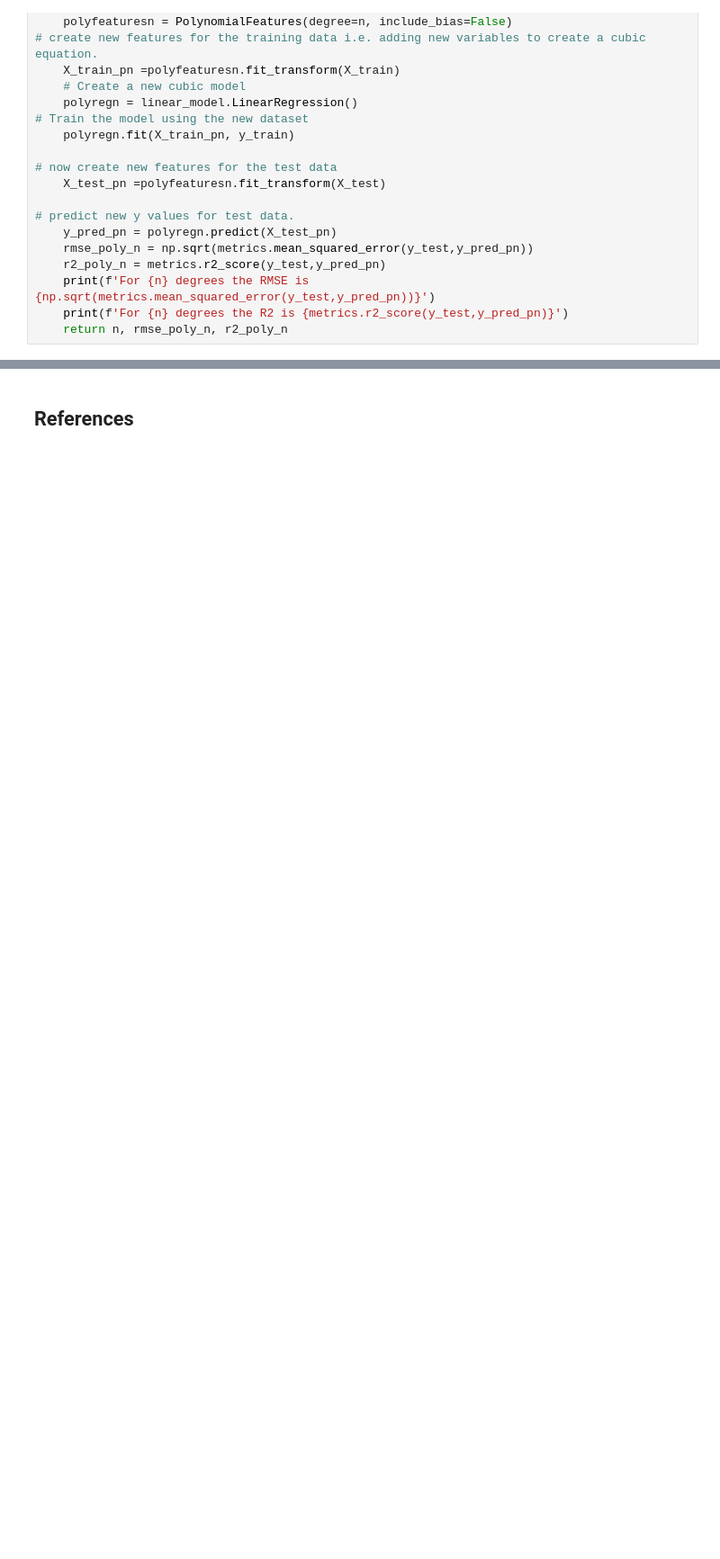
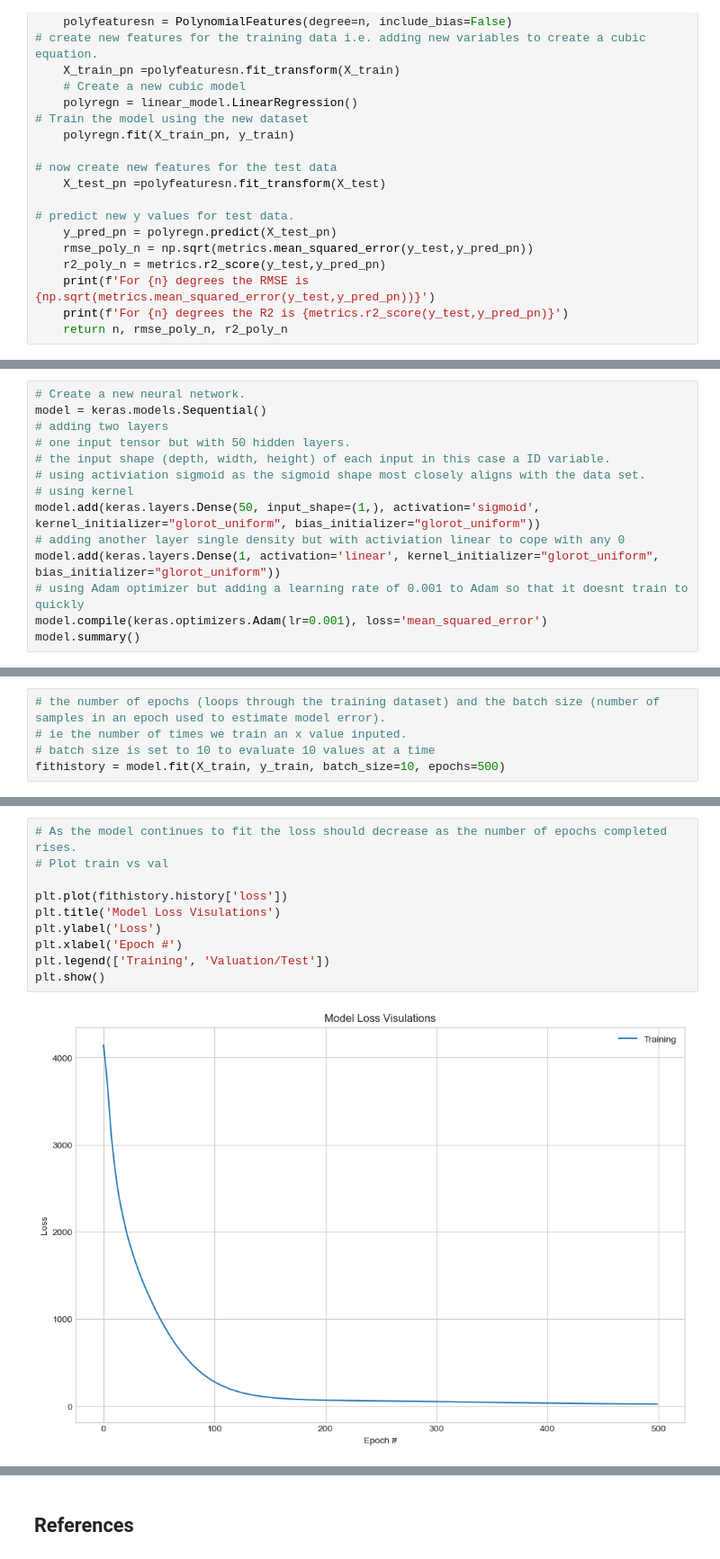
Before and after one commit to fionaoriordan/MLS_Project, a Jupyter notebook: projectmodels.ipynb, the cells around one changed output, grey strips where cells are left out. Shown at 90% size. Cells and saved outputs as stored; diff of their text form; blank space fills up the shorter version.

Commit message:
keras model

```diff
--- a/projectmodels.ipynb
+++ b/projectmodels.ipynb
@@ -528,0 +575,14 @@ In order to move in this task, I will then use number of degrees = 3 for this mo
+# %%
+# Create a new neural network.
+model = keras.models.Sequential()
+# adding two layers
+# one input tensor but with 50 hidden layers.
+# the input shape (depth, width, height) of each input in this case a ID variable.
+# using activiation sigmoid as the sigmoid shape most closely aligns with the data set.
+# using kernel
+model.add(keras.layers.Dense(50, input_shape=(1,), activation='sigmoid', kernel_initializer="glorot_uniform", bias_initializer="glorot_uniform"))
+# adding another layer single density but with activiation linear to cope with any 0
+model.add(keras.layers.Dense(1, activation='linear', kernel_initializer="glorot_uniform", bias_initializer="glorot_uniform"))
+# using Adam optimizer but adding a learning rate of 0.001 to Adam so that it doesnt train to quickly
+model.compile(keras.optimizers.Adam(lr=0.001), loss='mean_squared_error')
+model.summary()
@@ -528,0 +604,5 @@ In order to move in this task, I will then use number of degrees = 3 for this mo
+# %%
+# the number of epochs (loops through the training dataset) and the batch size (number of samples in an epoch used to estimate model error).
+# ie the number of times we train an x value inputed.
+# batch size is set to 10 to evaluate 10 values at a time
+fithistory = model.fit(X_train, y_train, batch_size=10, epochs=500)
@@ -528,0 +627,12 @@ In order to move in this task, I will then use number of degrees = 3 for this mo
+# %%
+# As the model continues to fit the loss should decrease as the number of epochs completed rises.
+# Plot train vs val
+
+plt.plot(fithistory.history['loss'])
+plt.title('Model Loss Visulations')
+plt.ylabel('Loss')
+plt.xlabel('Epoch #')
+plt.legend(['Training', 'Valuation/Test'])
+plt.show()
+# %% [output]
+[figure, added]
```
Also changed, not shown: parts of 46 cells of this notebook.
